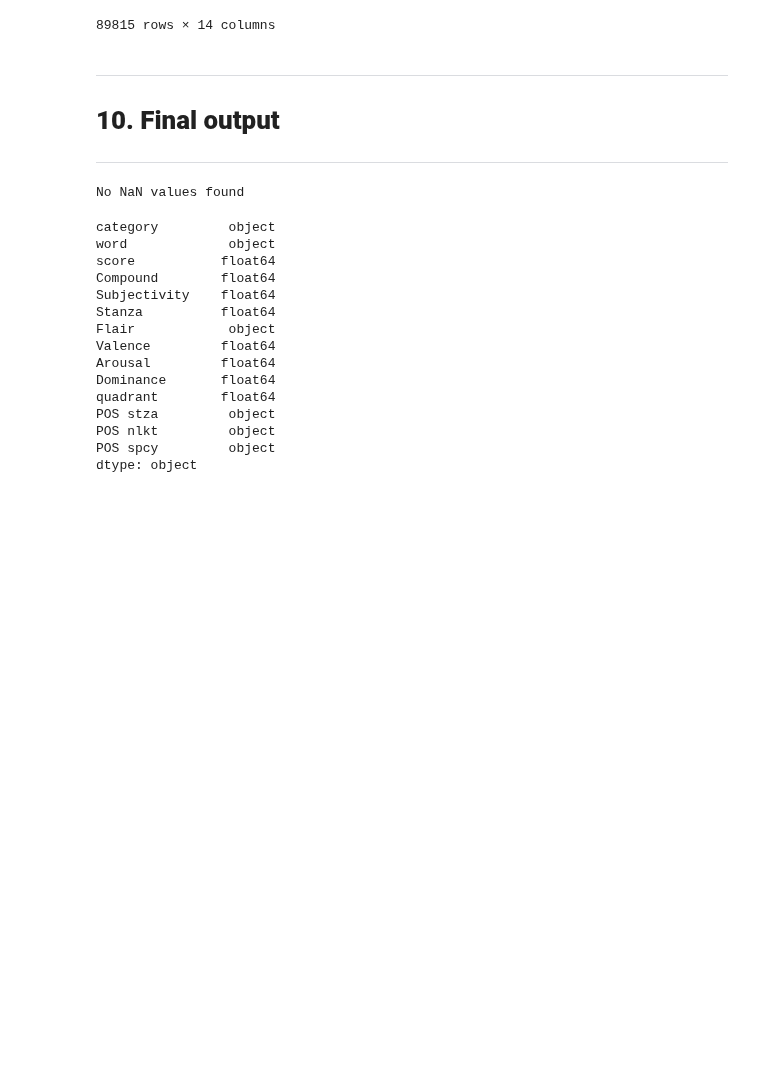
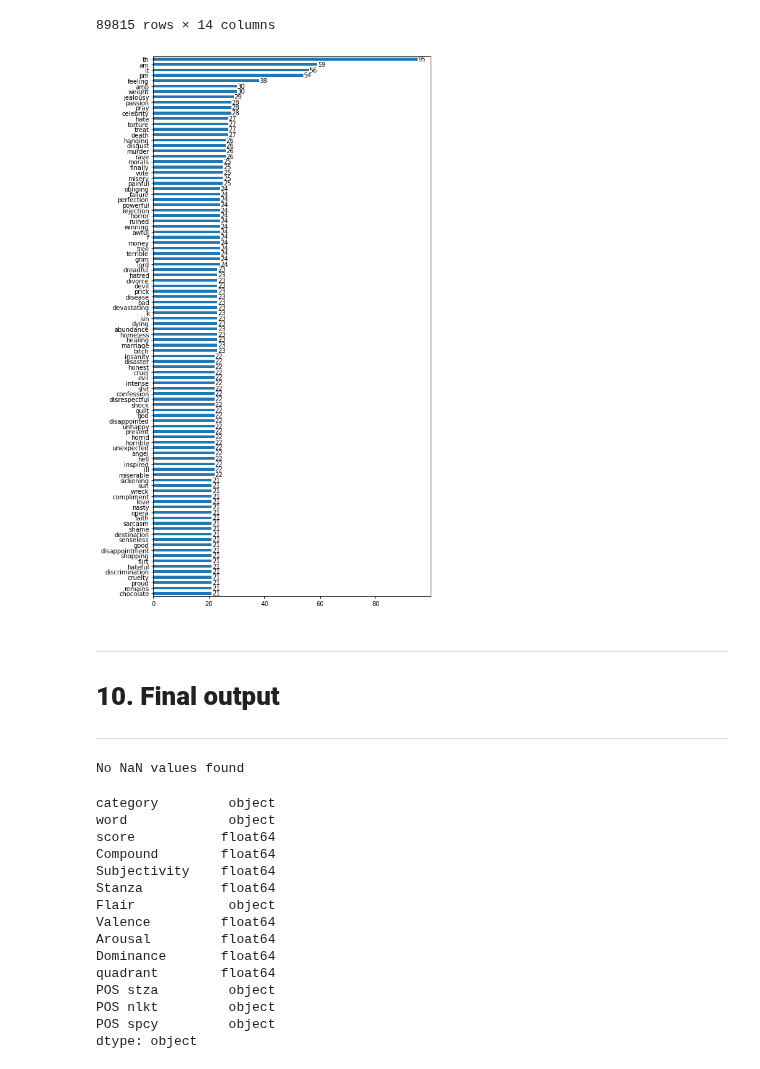
Before and after one commit to aascode/sentiment-analysis-2, a Jupyter notebook: processing/preprocessing.ipynb, the cells around one changed output. Cells and saved outputs as stored; diff of their text form; code cells hidden in the pictures; blank space fills up the shorter version.

Commit message:
preprocessing: histogram added

```diff
--- a/processing/preprocessing.ipynb
+++ b/processing/preprocessing.ipynb
@@ -735,6 +735,34 @@ df
 | 89815 | unfriendly | refuse | 1.00 | -0.30 | 0.0 | 1.0 | NEGATIVE | 0.10 | 0.53 | 0.18 | ... |
 | 89816 | unfriendly | punishing | 1.00 | -0.56 | 0.0 | 1.0 | NEGATIVE | 0.10 | 0.53 | 0.18 | ... |
 89815 rows × 14 columns
+# %%
+# histogram
+from collections import Counter
+
+def histogram(text_arr, N=100, figsize=(8, 16)):
+    text = ' '.join([str(elem) for elem in text_arr])
+
+    words = text.split()
+    counts = Counter(words)
+    serie = pd.Series(counts) # convert dictionary to pandas.Series.object
+
+    # sort the values (in ascending order) of the serie and sleect the N most frequent words
+    first_N = serie.sort_values().tail(N) # simmilar to most_common but most efficient, because calculates the frequencies just once
+
+    ax = first_N.plot.barh(figsize=figsize) # make the horizontal bar plot, set the size of the figure
+    i = 0
+    xoffset = .1 # value to adjust the text label
+
+    for v in first_N.values:
+        # adds the text next to each bar
+        ax.text(y=i, x=v + xoffset, s=v, ha='left', va='center')
+        i += 1
+# %%
+x_train = np.array(list(df.word), dtype='<U33')
+# %%
+histogram(text_arr=x_train, N=100, figsize=(8, 16))
+# %% [output]
+[figure, added]
 # %% [markdown]
 ---
 # **10. Final output**
```
